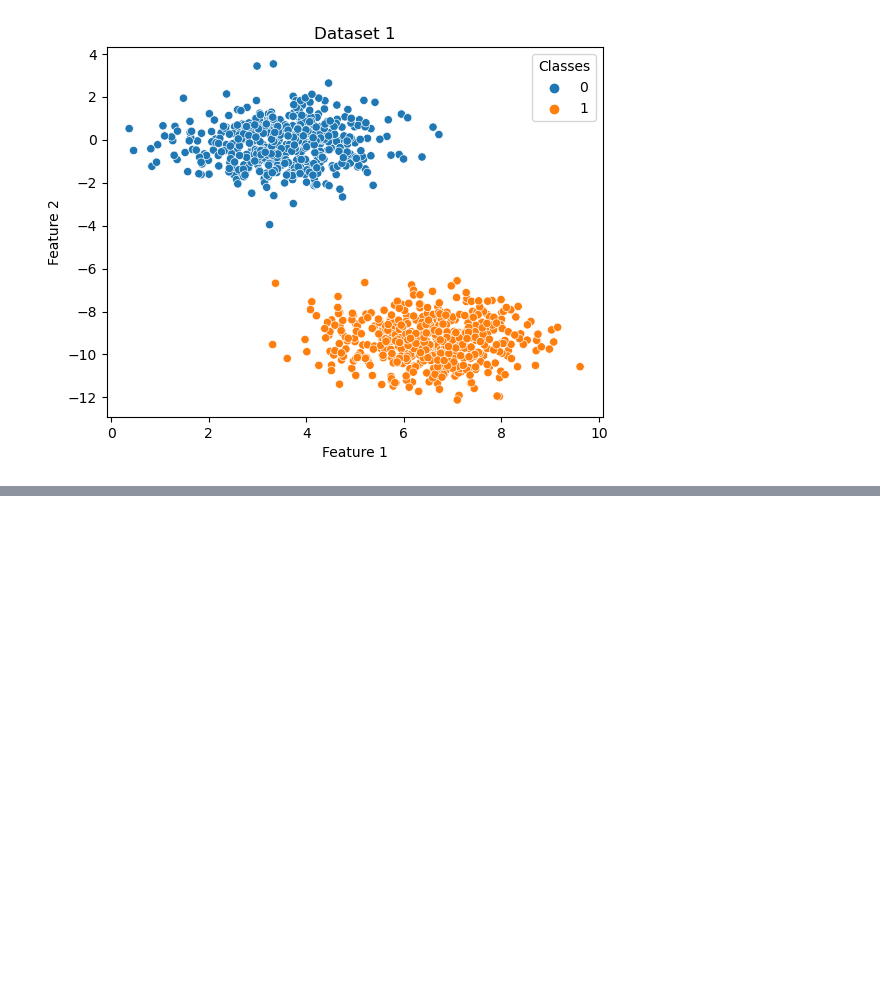
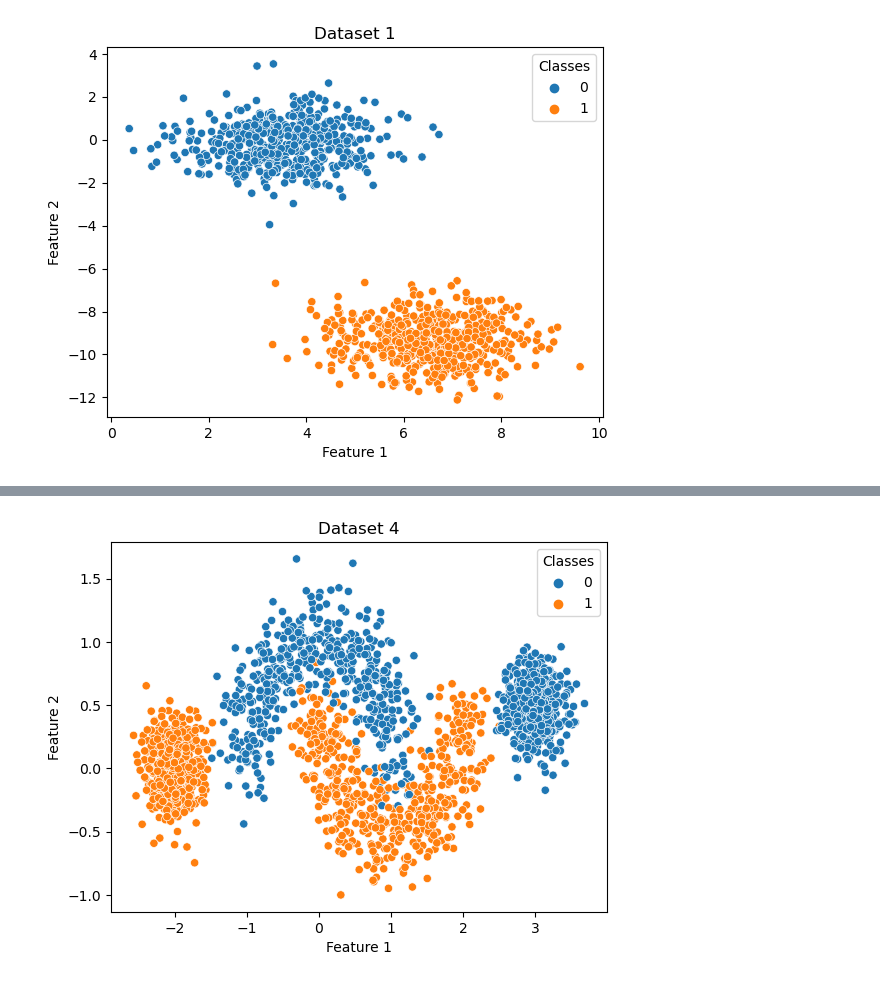
Before and after one commit to lau-allen/classifier-models-comparison, a Jupyter notebook: hw3p3.ipynb, the cells around one changed output, grey strips where cells are left out. Drawn from its saved outputs; the diff is of its cells as text; code cells hidden in the pictures; blank space fills up the shorter version.

```diff
--- a/hw3p3.ipynb
+++ b/hw3p3.ipynb
@@ -123,0 +124,16 @@ plt.legend(title='Classes');
+# %%
+#create dataset 4 using a combination of make_moons and make_blobs
+x4_1, y4_1 = make_moons(1000, noise=.2, random_state=seed)
+x4_2, y4_2 = make_blobs(n_samples=[500,500], n_features=2, centers=[[3,.5],[-2,0]],cluster_std=.2)
+#vertically stacking the x data
+x4 = np.vstack((x4_1,x4_2))
+#horizontally stacking the y data
+y4 = np.hstack((y4_1,y4_2))
+#visualization of dataset 4
+sns.scatterplot(x=x4[:,0],y=x4[:,1], hue=y4)
+plt.title('Dataset 4');
+plt.xlabel('Feature 1');
+plt.ylabel('Feature 2');
+plt.legend(title='Classes');
+# %% [output]
+[figure, added]
```
Also changed, not shown: parts of 1 cell of this notebook.
